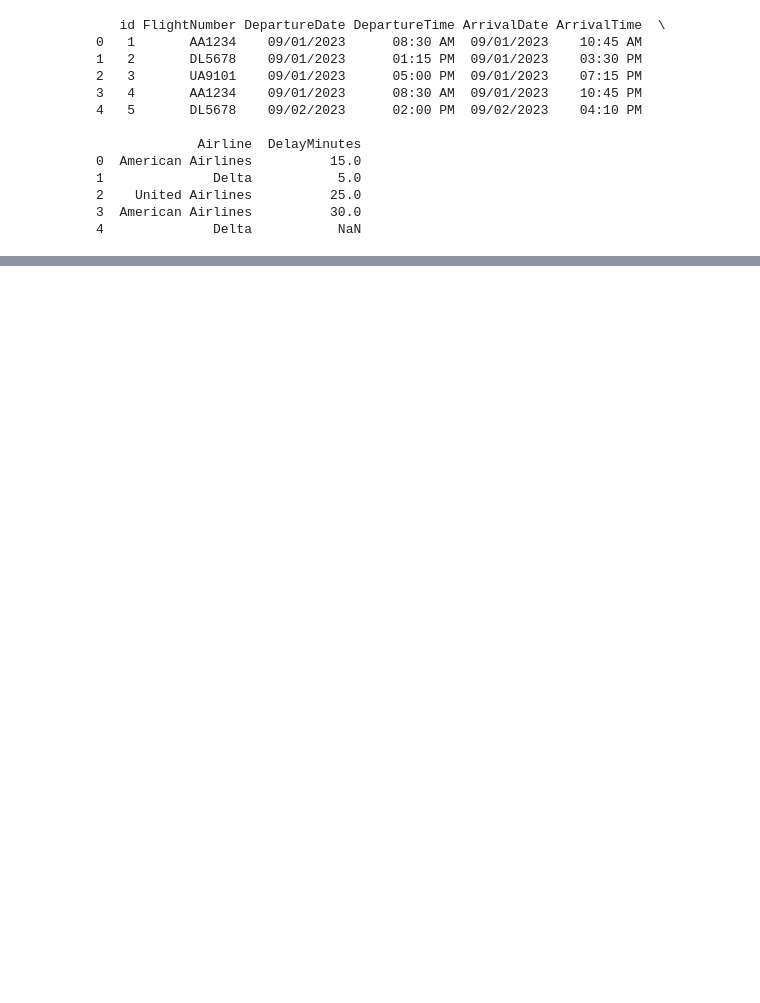
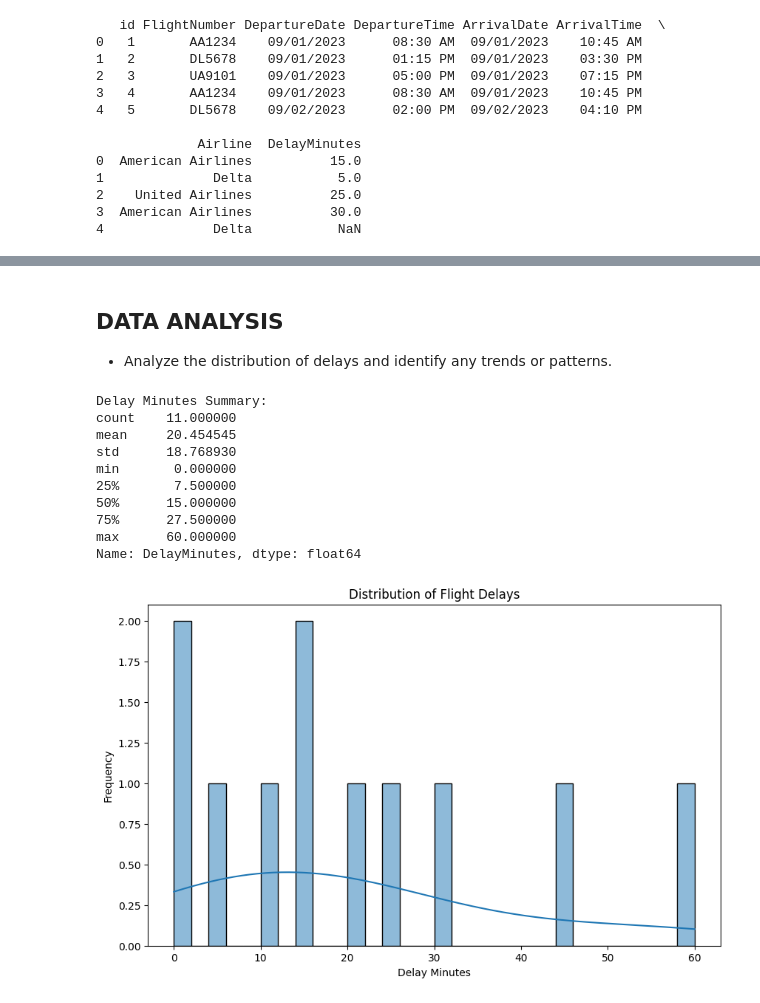
Before and after one commit to viseshagarwal/Akasa-Air-Analytics-Assignment, a Jupyter notebook: Assignment.ipynb, the cells around one changed output, grey strips where cells are left out. Drawn from its saved outputs; the diff is of its cells as text; code cells hidden in the pictures; blank space fills up the shorter version.

```diff
--- a/Assignment.ipynb
+++ b/Assignment.ipynb
@@ -91,0 +291,11 @@ finally:
+# %%
+# Convert DepartureDate and ArrivalDate to datetime and format as YYYY-MM-DD
+df["DepartureDate"] = pd.to_datetime(
+    df["DepartureDate"], format="%m/%d/%Y"
+).dt.strftime("%Y-%m-%d")
+df["ArrivalDate"] = pd.to_datetime(df["ArrivalDate"], format="%m/%d/%Y").dt.strftime(
+    "%Y-%m-%d"
+)
+
+# Verify the changes
+df[["DepartureDate", "ArrivalDate"]].head()
@@ -91,0 +311,10 @@ finally:
+# %%
+# Optionally, replace the original time columns with 24-hour format
+df["DepartureTime"] = df["DepartureTime_24"]
+df["ArrivalTime"] = df["ArrivalTime_24"]
+
+# Drop the temporary 24-hour columns
+df = df.drop(["DepartureTime_24", "ArrivalTime_24"], axis=1)
+
+# Verify the changes
+df[["DepartureTime", "ArrivalTime"]].head()
@@ -91,0 +330,9 @@ finally:
+# %%
+# Calculate FlightDuration in minutes
+df["FlightDuration"] = (
+    df["ArrivalDateTime"] - df["DepartureDateTime"]
+).dt.total_seconds() / 60
+
+# If ArrivalDateTime is on the next day, FlightDuration will still be accurate
+# Verify FlightDuration
+df[["FlightNumber", "DepartureDateTime", "ArrivalDateTime", "FlightDuration"]].head()
@@ -91,0 +346,28 @@ finally:
+# %% [markdown]
+## DATA ANALYSIS
+- Analyze the distribution of delays and identify any trends or patterns.
+# %%
+# Summary statistics of DelayMinutes
+delay_summary = df["DelayMinutes"].describe()
+print("Delay Minutes Summary:")
+print(delay_summary)
+
+# Plot distribution of delays
+plt.figure(figsize=(10, 6))
+sns.histplot(df["DelayMinutes"], bins=30, kde=True)
+plt.title("Distribution of Flight Delays")
+plt.xlabel("Delay Minutes")
+plt.ylabel("Frequency")
+plt.show()
+# %% [output]
+Delay Minutes Summary:
+count    11.000000
+mean     20.454545
+std      18.768930
+min       0.000000
+25%       7.500000
+50%      15.000000
+75%      27.500000
+max      60.000000
+Name: DelayMinutes, dtype: float64
+[figure, added]
```
Also changed, not shown: parts of 32 cells of this notebook, 1 other file.
